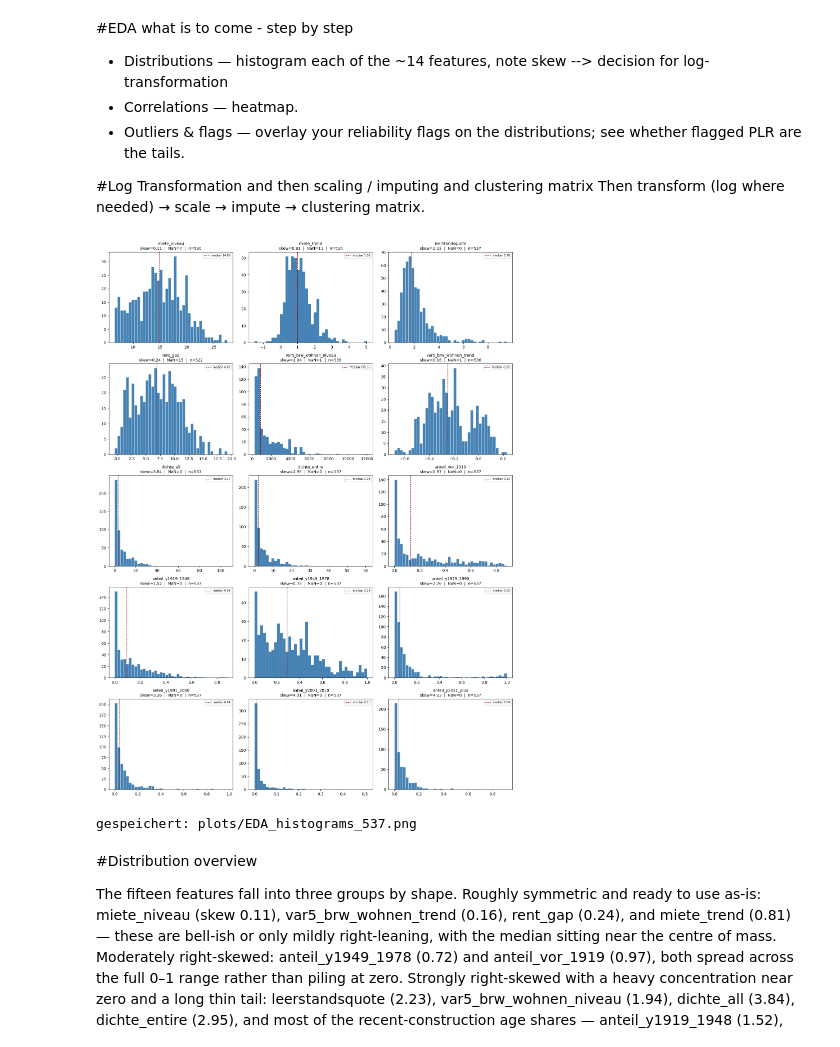
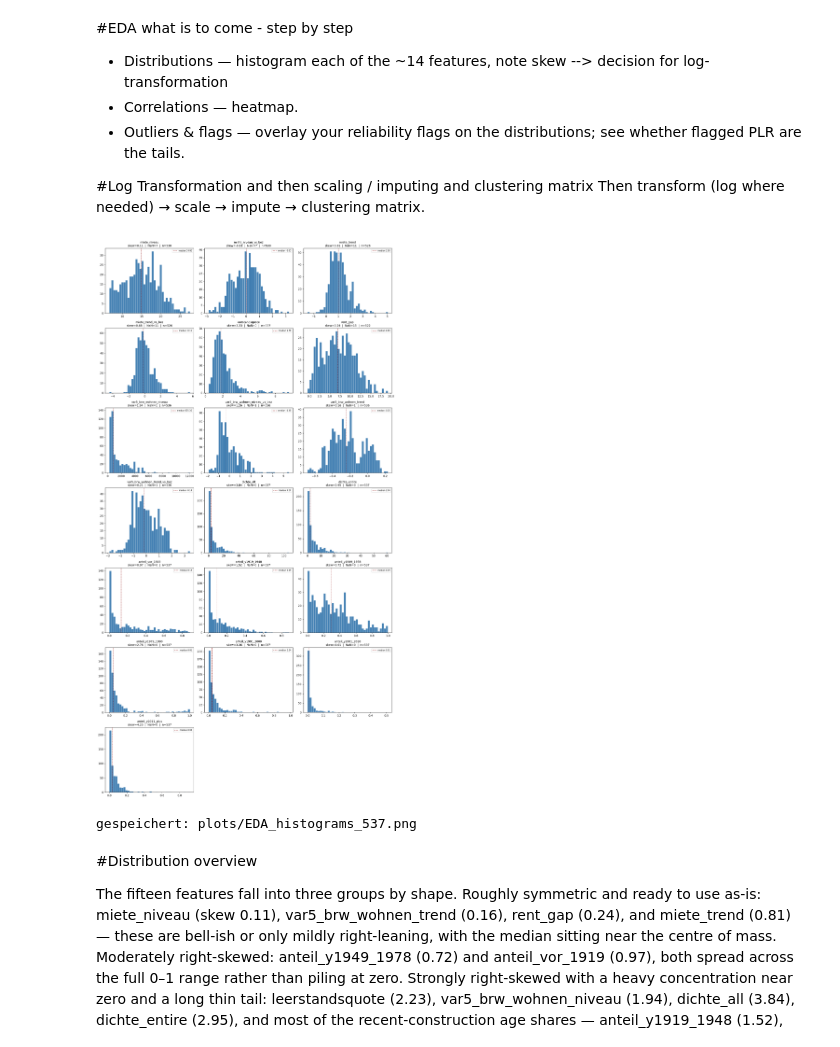
Before and after one commit to mshlg/capstone-kiezkeeper, a Jupyter notebook: notebooks/EDA/real-estate_dimension_EDA.ipynb, the cells around one changed output. Cells and saved outputs as stored; diff of their text form; code cells hidden in the pictures.

```diff
--- a/notebooks/EDA/real-estate_dimension_EDA.ipynb
+++ b/notebooks/EDA/real-estate_dimension_EDA.ipynb
@@ -127,41 +126,41 @@ Then transform (log where needed) → scale → impute → clustering matrix.
 cs = chk[chk["miet_dimension_anwendbar"] == 1].copy()
 
 feature_cols = [
-    "miete_niveau", "miete_trend", "leerstandsquote", "rent_gap",
-    "var5_brw_wohnen_niveau", "var5_brw_wohnen_trend", "dichte_all", "dichte_entire",
+    "miete_niveau", "miete_niveau_vs_bez", "miete_trend", "miete_trend_vs_bez", "leerstandsquote", "rent_gap",
+    "var5_brw_wohnen_niveau", "var5_brw_wohnen_niveau_vs_bez", "var5_brw_wohnen_trend", "var5_brw_wohnen_trend_vs_bez", "dichte_all", "dichte_entire",
     "anteil_vor_1919", "anteil_y1919_1948", "anteil_y1949_1978",
     "anteil_y1979_1990", "anteil_y1991_2000", "anteil_y2001_2010",
     "anteil_y2011_plus",
 ]
 
 n = len(feature_cols)
 ncols = 3
 nrows = -(-n // ncols)  # ceil
 
 fig, axes = plt.subplots(nrows, ncols, figsize=(15, 4 * nrows))
 axes = axes.flatten()
 
 for i, col in enumerate(feature_cols):
     data = cs[col].dropna()
     ax = axes[i]
     ax.hist(data, bins=40, color="steelblue", edgecolor="white", linewidth=0.4)
     skew = data.skew()
     n_na = cs[col].isna().sum()
     ax.set_title(f"{col}\nskew={skew:.2f}  |  NaN={n_na}  |  n={len(data)}", fontsize=10)
     ax.axvline(data.median(), color="darkred", linestyle="--", linewidth=1,
                label=f"median {data.median():.2f}")
     ax.legend(fontsize=7)
 
 # hide any unused panels
 for j in range(n, len(axes)):
     axes[j].axis("off")
 
 plt.tight_layout()
 plt.savefig("../../plots/EDA/real_estate/EDA_histograms_537.png", dpi=110, bbox_inches="tight")
 plt.show()
 print("gespeichert: plots/EDA_histograms_537.png")
 # %% [output]
-[figure, old version]
+[figure, new version]
 gespeichert: plots/EDA_histograms_537.png
 # %% [markdown]
 #Distribution overview
```
Also changed, not shown: parts of 5 cells of this notebook, 1 other file.
